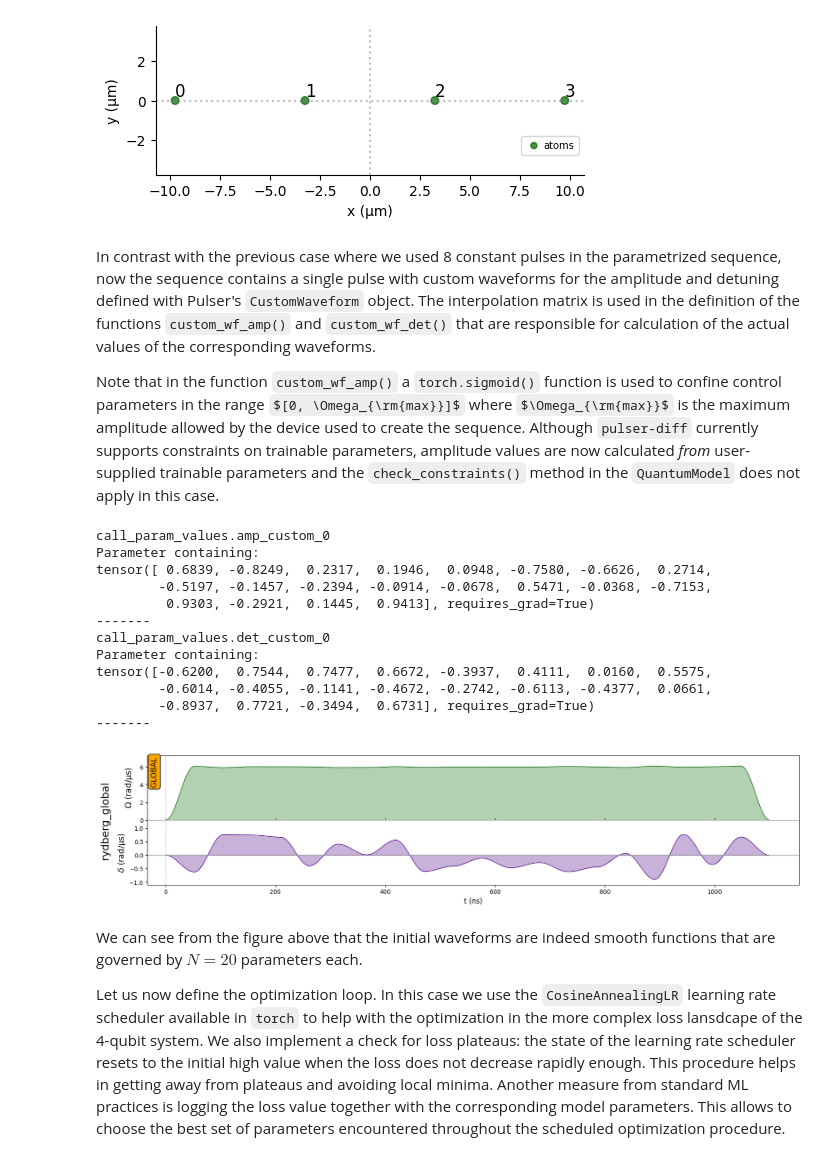
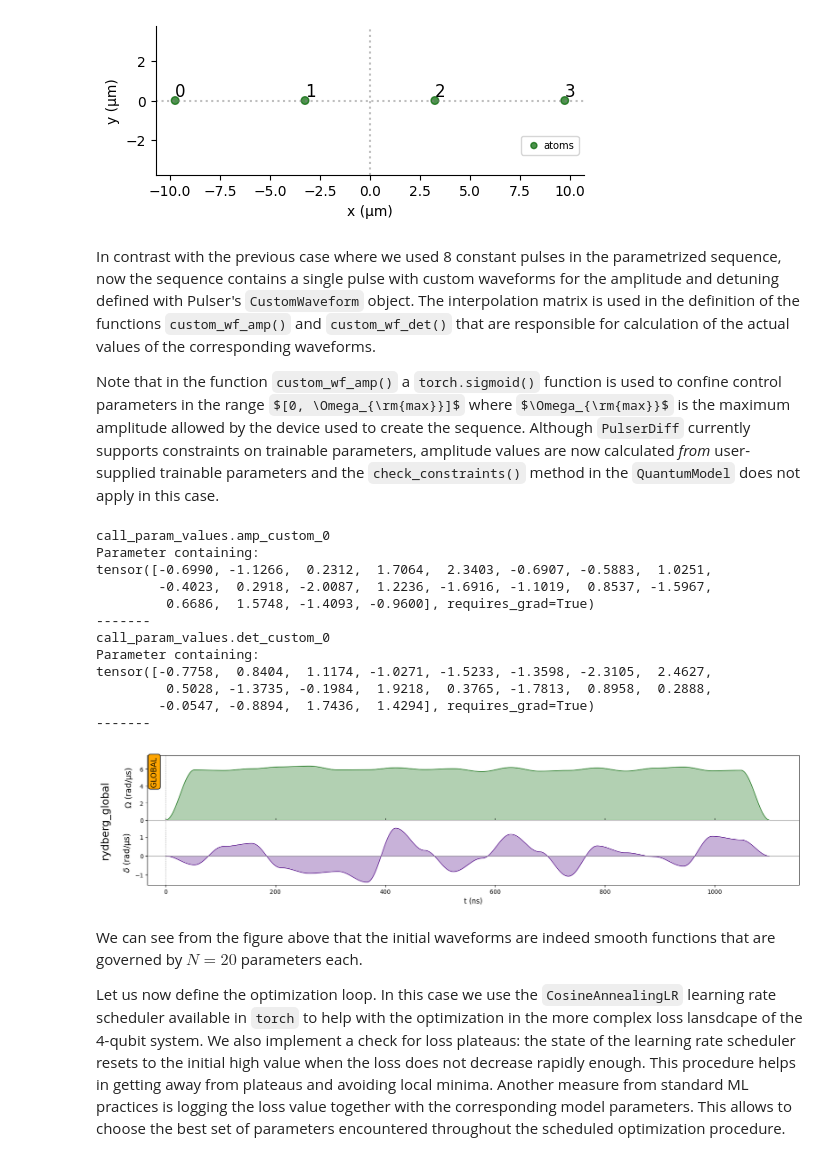
Before and after one commit to pasqal-io/pulser-diff, a Jupyter notebook: docs/gate_optimization.ipynb, the cells around one changed output. Cells and saved outputs as stored; diff of their text form; code cells hidden in the pictures; some formulas as TeX source.

```diff
--- a/docs/gate_optimization.ipynb
+++ b/docs/gate_optimization.ipynb
@@ -31,7 +31,7 @@ MockDevice = VirtualDevice(
     dimensions=2,
     rydberg_level=60,
     channel_objects=(
-        Rydberg.Global(125.66370614359172, 12.566370614359172, max_duration=None),
+        Rydberg.Global(12.566370614359172, 12.566370614359172, max_duration=None),
     ),
 )
 # %% [markdown]
@@ -42,7 +42,7 @@ In this tutorial, we will first optimize constant-pulse sequences to retrieve re
 As a proof of concept, let us start with a simple 2-qubit register and draw it.
 # %%
 n_qubits = 2
-dist = torch.tensor([4.79], requires_grad=False)
+dist = torch.tensor([6.5], requires_grad=False)
 reg = Register.rectangle(1, n_qubits, spacing=dist)
 reg.draw()
 # %% [output]
@@ -233,10 +275,12 @@ init_state = torch.eye(2**n_qubits)
 # %% [markdown]
 In contrast with the previous case where we used 8 constant pulses in the parametrized sequence, now the sequence contains a single pulse with custom waveforms for the amplitude and detuning defined with Pulser's `CustomWaveform` object. The interpolation matrix is used in the definition of the functions `custom_wf_amp()` and `custom_wf_det()` that are responsible for calculation of the actual values of the corresponding waveforms.
 
-Note that in the function `custom_wf_amp()` a `torch.sigmoid()` function is used to confine control parameters in the range $[0, \Omega_{\rm{max}}]$ where $\Omega_{\rm{max}}$ is the maximum amplitude allowed by the device used to create the sequence. Although `pulser-diff` currently supports constraints on trainable parameters, amplitude values are now calculated *from* user-supplied trainable parameters and the `check_constraints()` method in the `QuantumModel` does not apply in this case.
+Note that in the function `custom_wf_amp()` a `torch.sigmoid()` function is used to confine control parameters in the range $[0, \Omega_{\rm{max}}]$ where $\Omega_{\rm{max}}$ is the maximum amplitude allowed by the device used to create the sequence. Although `PulserDiff` currently supports constraints on trainable parameters, amplitude values are now calculated *from* user-supplied trainable parameters and the `check_constraints()` method in the `QuantumModel` does not apply in this case.
 # %%
+# Define sequence parameters.
 duration = 1100
 n_param = 20
+gamma = 0.05
 
 # Create a sequence and declare channels.
 seq = Sequence(reg, MockDevice)
@@ -255,46 +299,47 @@ seq.add(pulse_custom, "rydberg_global")
 # Create the sine interpolation matrix.
 interp_mat = interpolate_sine(n_param, duration)
 
+# Define the waveform functions.
 def custom_wf_amp(params):
-    return torch.matmul(interp_mat, int(MockDevice.channels["rydberg_global"].max_amp) * torch.sigmoid(params / 30))
+    return torch.matmul(interp_mat, int(MockDevice.channels["rydberg_global"].max_amp) * torch.sigmoid(gamma * params))
 
 def custom_wf_det(params):
-    return torch.matmul(interp_mat, params)
+    return torch.matmul(interp_mat, int(MockDevice.channels["rydberg_global"].max_abs_detuning) * torch.tanh(gamma * params))
 
-# Define pulse parameters.
-amp_values = 2 * torch.rand(n_param, requires_grad=True) - 1.0
-det_values = 2 * torch.rand(n_param, requires_grad=True) - 1.0
+# Define the pulse parameters.
+amp_values = 5 * torch.rand(n_param, requires_grad=True) - 2.5
+det_values = 5 * torch.rand(n_param, requires_grad=True) - 2.5
 trainable_params = {
     "amp_custom": ((amp_values,), custom_wf_amp),
     "det_custom": ((det_values,), custom_wf_det),
 }
 
 # Create a quantum model from the sequence.
 model = QuantumModel(seq, trainable_params, sampling_rate=0.05, solver=SolverType.DP5_SE, initial_state=init_state)
 
 # List trainable parameters of the model.
 print()
 for name, param in model.named_parameters():
     print(name)
     print(param)
     print('-------')
 
 # Draw the initial sequence.
 model.built_seq.draw()
 # %% [output]
 call_param_values.amp_custom_0
 Parameter containing:
-tensor([ 0.6839, -0.8249,  0.2317,  0.1946,  0.0948, -0.7580, -0.6626,  0.2714,
-        -0.5197, -0.1457, -0.2394, -0.0914, -0.0678,  0.5471, -0.0368, -0.7153,
-         0.9303, -0.2921,  0.1445,  0.9413], requires_grad=True)
+tensor([-0.6990, -1.1266,  0.2312,  1.7064,  2.3403, -0.6907, -0.5883,  1.0251,
+        -0.4023,  0.2918, -2.0087,  1.2236, -1.6916, -1.1019,  0.8537, -1.5967,
+         0.6686,  1.5748, -1.4093, -0.9600], requires_grad=True)
 -------
 call_param_values.det_custom_0
 Parameter containing:
-tensor([-0.6200,  0.7544,  0.7477,  0.6672, -0.3937,  0.4111,  0.0160,  0.5575,
-        -0.6014, -0.4055, -0.1141, -0.4672, -0.2742, -0.6113, -0.4377,  0.0661,
-        -0.8937,  0.7721, -0.3494,  0.6731], requires_grad=True)
+tensor([-0.7758,  0.8404,  1.1174, -1.0271, -1.5233, -1.3598, -2.3105,  2.4627,
+         0.5028, -1.3735, -0.1984,  1.9218,  0.3765, -1.7813,  0.8958,  0.2888,
+        -0.0547, -0.8894,  1.7436,  1.4294], requires_grad=True)
 -------
-[figure, old version]
+[figure, new version]
 # %% [markdown]
 We can see from the figure above that the initial waveforms are indeed smooth functions that are governed by $N=20$ parameters each.
 
```
Also changed, not shown: parts of 9 cells of this notebook, 3 other files.
